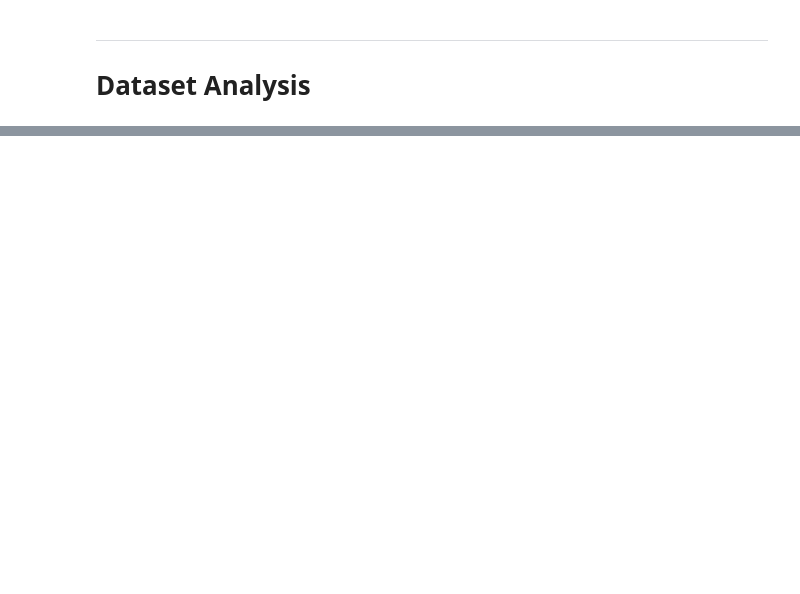
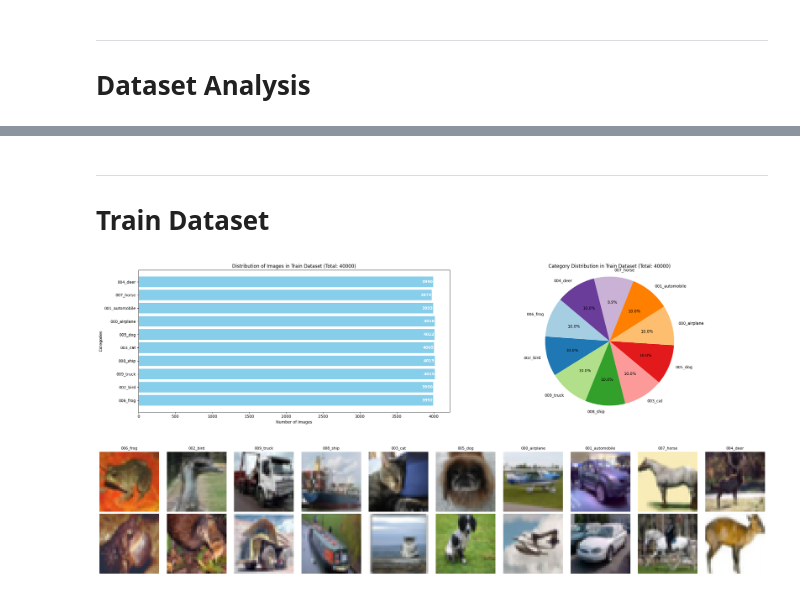
Before and after one commit to JPSParreira/image-classifier, a Jupyter notebook: notebooks/00_dataset_analysis.ipynb, the cells around one changed output, grey strips where cells are left out. Drawn from its saved outputs; the diff is of its cells as text; code cells hidden in the pictures; blank space fills up the shorter version.

```diff
--- a/notebooks/00_dataset_analysis.ipynb
+++ b/notebooks/00_dataset_analysis.ipynb
@@ -60,0 +76,9 @@ plot_statistics('Test Set', test_counts, 'red')
+# %% [markdown]
+---
+# Train Dataset
+# %%
+plot_statistics('Train', train_counts, train_total_count, 'skyblue', plt.cm.Paired.colors)
+display_sample_images(train_dirs[0])
+# %% [output]
+[figure, added]
+[figure, added]
```
Also changed, not shown: parts of 8 cells of this notebook, 10 other files.
